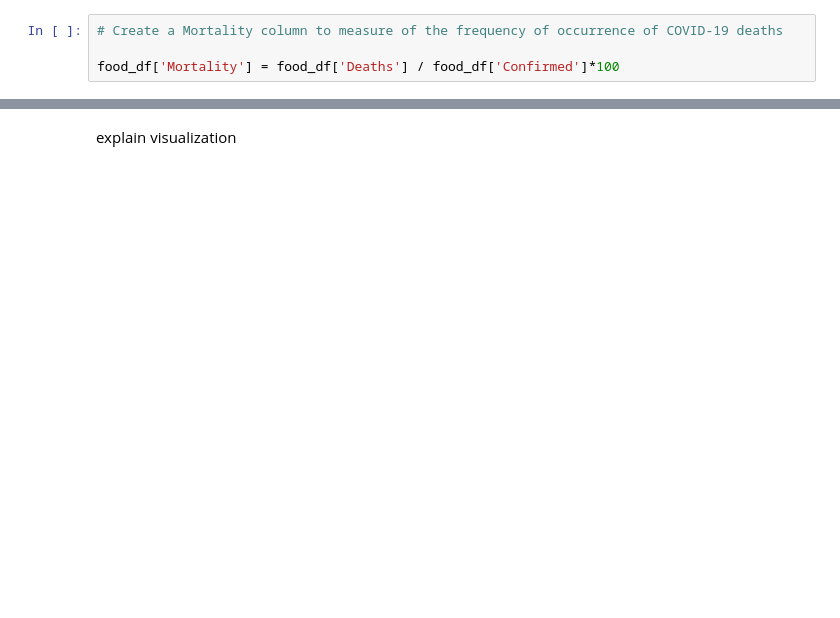
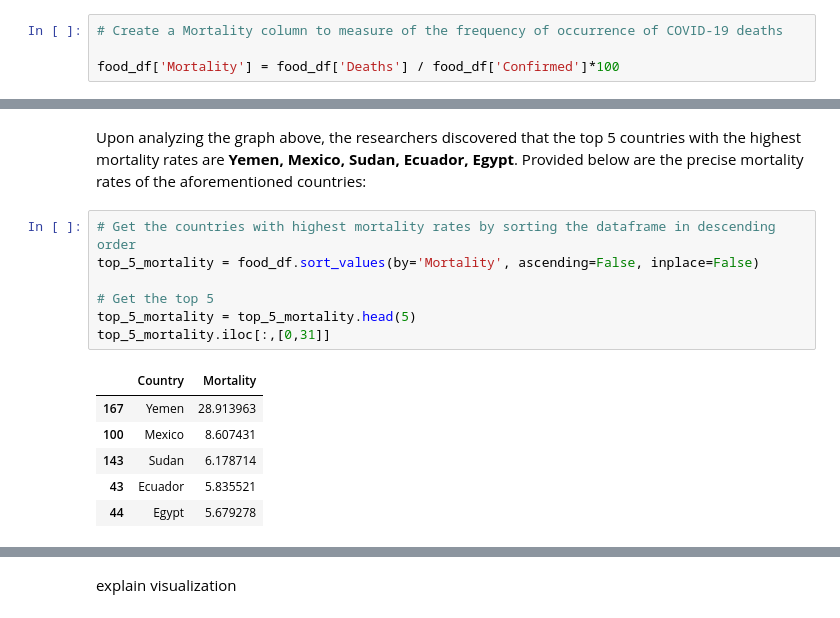
Before and after one commit to giogerardino/CSMODEL-Project, a Jupyter notebook: COVID-19 Healthy Diet Dataset.ipynb, the cells around one changed output, grey strips where cells are left out. Saved outputs shown, nothing was run; the diff lists cells and outputs as text; blank space fills up the shorter version.

```diff
--- a/COVID-19 Healthy Diet Dataset.ipynb
+++ b/COVID-19 Healthy Diet Dataset.ipynb
@@ -390,0 +447,16 @@ fig.show()
+# %% [markdown]
+Upon analyzing the graph above, the researchers discovered that the top 5 countries with the highest mortality rates are **Yemen, Mexico, Sudan, Ecuador, Egypt**. Provided below are the precise mortality rates of the aforementioned countries:
+# %%
+# Get the countries with highest mortality rates by sorting the dataframe in descending order
+top_5_mortality = food_df.sort_values(by='Mortality', ascending=False, inplace=False)
+
+# Get the top 5
+top_5_mortality = top_5_mortality.head(5)
+top_5_mortality.iloc[:,[0,31]]
+# %% [output]
+|  | Country | Mortality |
+| 167 | Yemen | 28.913963 |
+| 100 | Mexico | 8.607431 |
+| 143 | Sudan | 6.178714 |
+| 43 | Ecuador | 5.835521 |
+| 44 | Egypt | 5.679278 |
```
Also changed, not shown: parts of 41 cells of this notebook.
